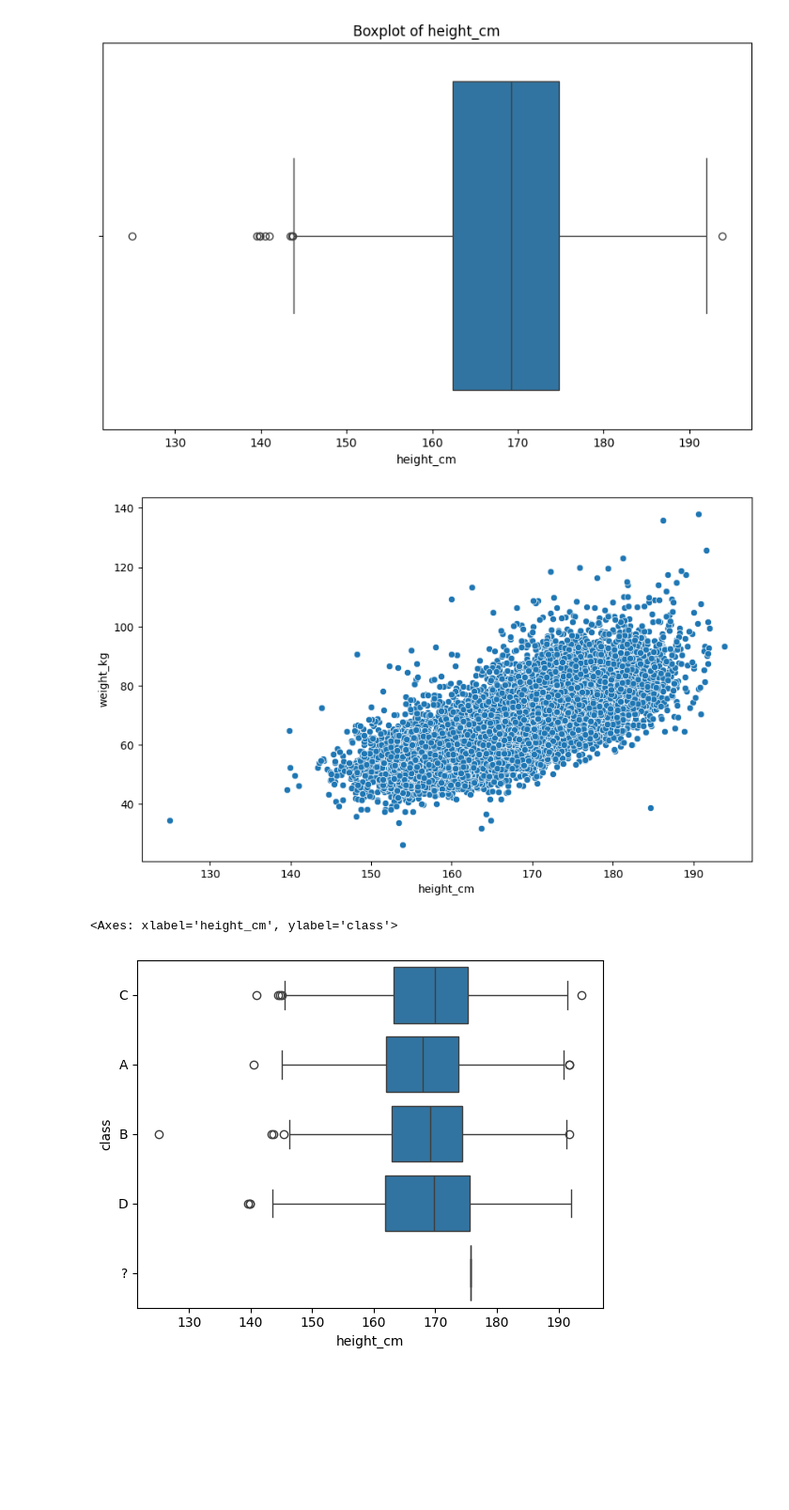
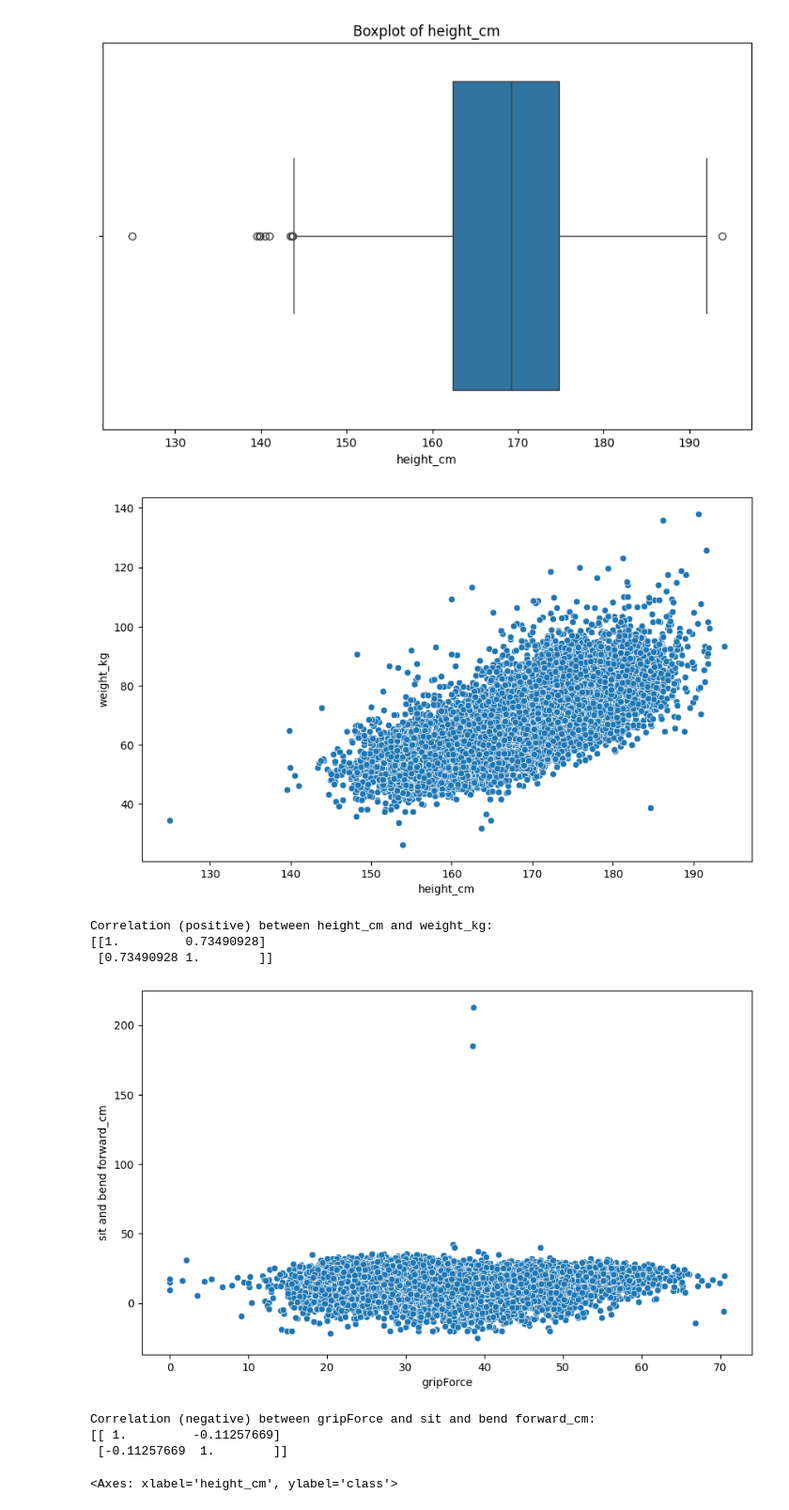
Before and after one commit to amitanshupanigrahi2704/EDA-, a Jupyter notebook: 21BDS0244.ipynb, the cells around one changed output. Shown at 94% size. Saved outputs shown, nothing was run; the diff lists cells and outputs as text; code cells hidden in the pictures; blank space fills up the shorter version.

```diff
--- a/21BDS0244.ipynb
+++ b/21BDS0244.ipynb
@@ -318,14 +318,36 @@ https://gist.github.com/mwaskom/de44147ed2974457ad6372750bbe5751
 # %%
 # Bivariate analysis
 
 # scatterplot between 'height_cm' and 'weight_kg'
 plt.figure(figsize=(10, 6))
 sns.scatterplot(x='height_cm', y='weight_kg', data=df_cleaned)
 plt.show()
 
+# relationship between two features (positive correlation)
+positive_corr = np.corrcoef(df_cleaned["height_cm"], df_cleaned["weight_kg"])
+print("Correlation (positive) between height_cm and weight_kg:")
+print(positive_corr)
+
+# scatterplot between 'gripForce' and 'sit and bend forward_cm'
+plt.figure(figsize=(10, 6))
+sns.scatterplot(x='gripForce', y='sit and bend forward_cm', data=df_cleaned)
+plt.show()
+
+# relationship between two features (negative correlation)
+negative_corr = np.corrcoef(df_cleaned["gripForce"], df_cleaned["sit and bend forward_cm"])
+print("Correlation (negative) between gripForce and sit and bend forward_cm:")
+print(negative_corr)
+
+
 # boxplot between 'height_cm' and 'weight_kg' grouped by class
 sns.boxplot(x="height_cm", y="class",data=df)
 # %% [output]
 [figure]
-<Axes: xlabel='height_cm', ylabel='class'>
+Correlation (positive) between height_cm and weight_kg:
+[[1.         0.73490928]
+ [0.73490928 1.        ]]
-[figure, old version]
+[figure, new version]
+Correlation (negative) between gripForce and sit and bend forward_cm:
+[[ 1.         -0.11257669]
+ [-0.11257669  1.        ]]
+<Axes: xlabel='height_cm', ylabel='class'>
```
Also changed, not shown: parts of 3 cells of this notebook.
